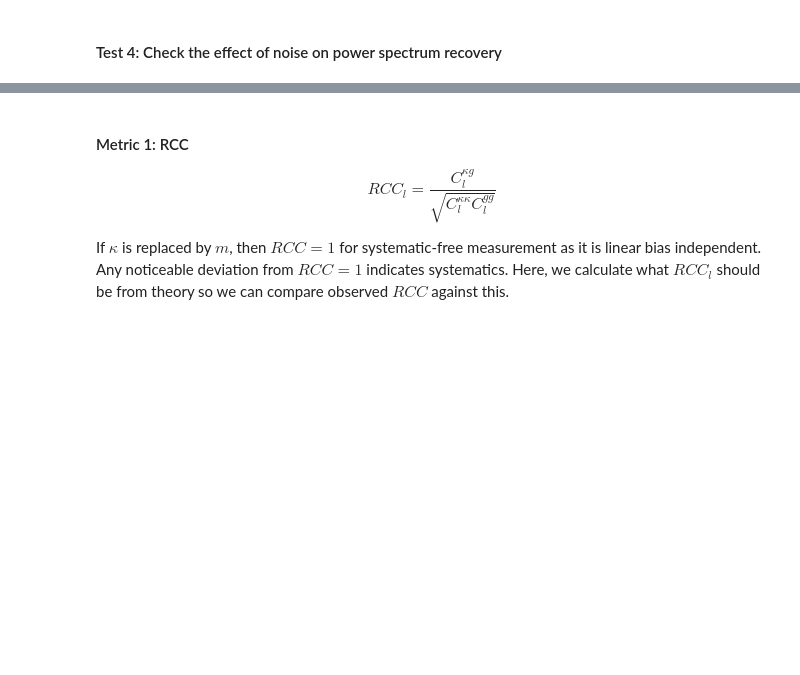
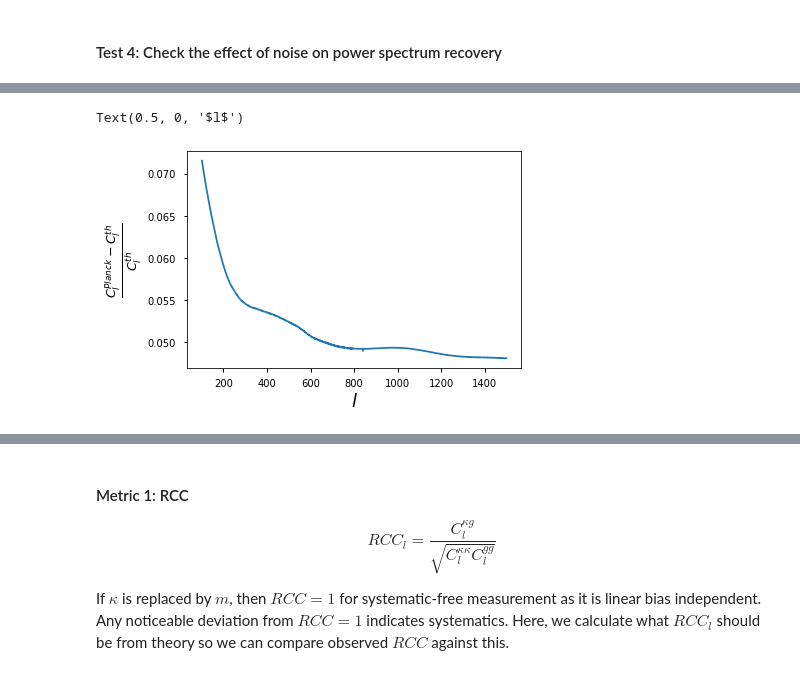
Before and after one commit to tanveerkarim/desi-lensing-cc, a Jupyter notebook: systematic-tests.ipynb, the cells around one changed output, grey strips where cells are left out. Cells and saved outputs as stored; diff of their text form; code cells hidden in the pictures; blank space fills up the shorter version.

```diff
--- a/systematic-tests.ipynb
+++ b/systematic-tests.ipynb
@@ -509,0 +534,15 @@ We notice that there is a clear trend as a function of $l$. The denoised $C_l$ f
+# %%
+cosmo2 = ccl.Cosmology(Omega_c = 0.26, Omega_b = 0.043,
+        h = 0.679, n_s = 0.964, sigma8 = 0.811,
+        transfer_function='boltzmann_camb')
+
+#calculate theoretical Cls
+cmbl2 = ccl.CMBLensingTracer(cosmo2, z_source=1090.)
+cls_cmb_th2 = ccl.angular_cl(cosmo2, cmbl2, cmbl2, ell)
+# %%
+plt.plot(ell[ell > lmin], ((C_lplusN_l - N_l)[ell_planck < lmax]/cls_cmb_th2 - 1)[ell > lmin])
+plt.ylabel(r"$\frac{C^{Planck}_{l} - C^{th}_{l}}{C^{th}_{l}}$", fontsize = fs)
+plt.xlabel(r'$l$', fontsize = fs)
+# %% [output]
+Text(0.5, 0, '$l$')
+[figure, added]
```
Also changed, not shown: parts of 16 cells of this notebook, 1 other file.
